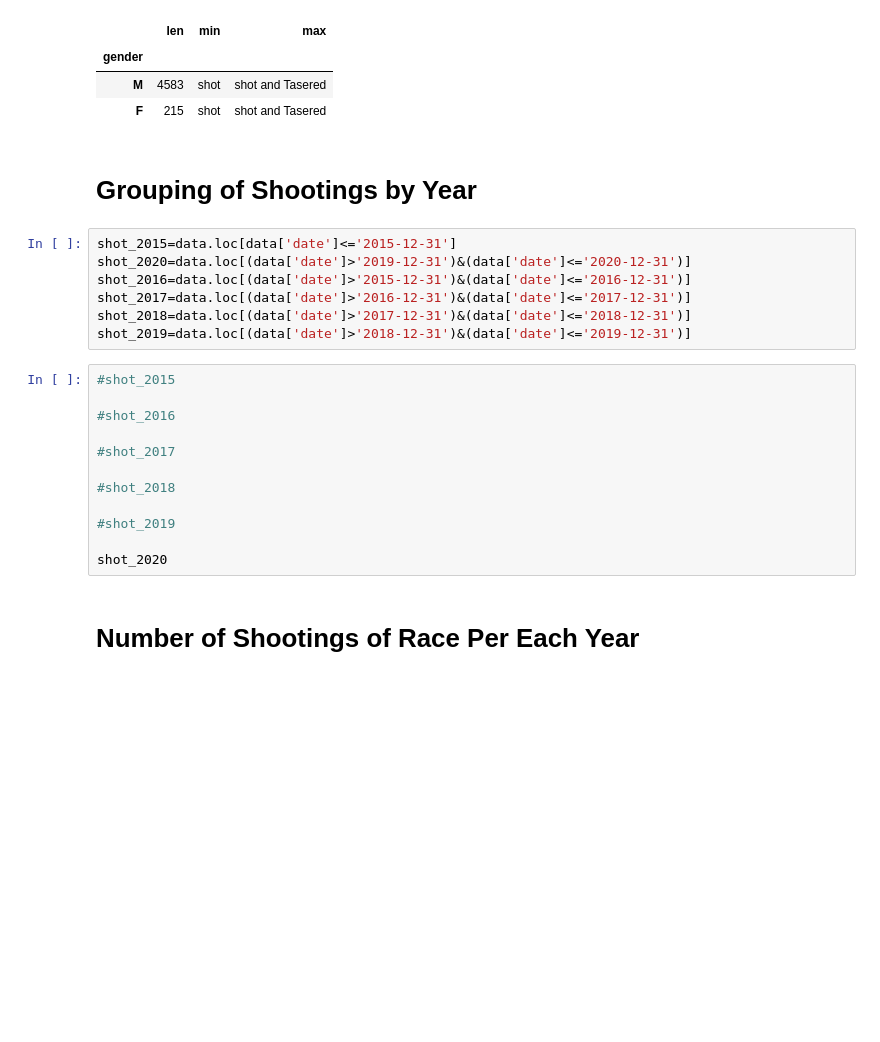
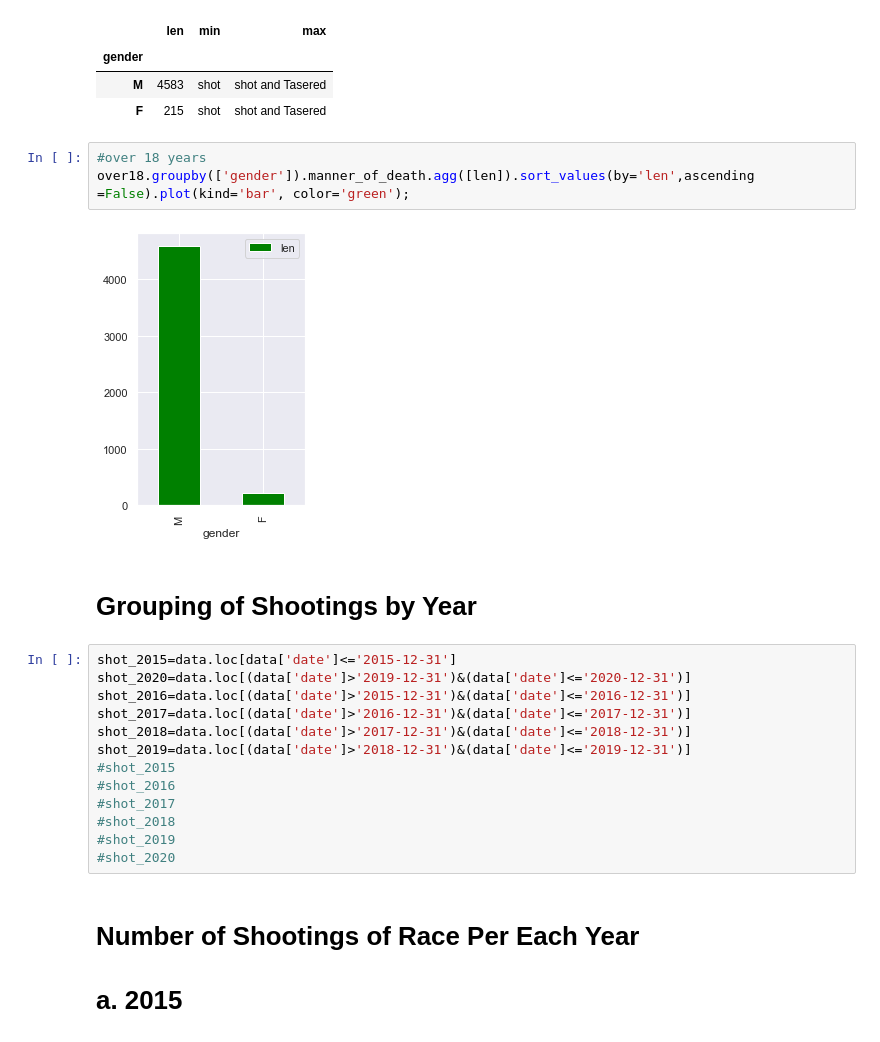
Before and after one commit to ShalomSeyiAdesina/US-SHOOTINGS, a Jupyter notebook: US_SHOOTINGS.ipynb, the cells around one changed output. Saved outputs shown, nothing was run; the diff lists cells and outputs as text; blank space fills up the shorter version.

```diff
--- a/US_SHOOTINGS.ipynb
+++ b/US_SHOOTINGS.ipynb
@@ -226,6 +233,11 @@ over18.groupby(['gender']).manner_of_death.agg([len,min,max]).sort_values(by='le
 | gender |  |  |  |
 | M | 4583 | shot | shot and Tasered |
 | F | 215 | shot | shot and Tasered |
+# %%
+#over 18 years
+over18.groupby(['gender']).manner_of_death.agg([len]).sort_values(by='len',ascending =False).plot(kind='bar', color='green');
+# %% [output]
+[figure, added]
 # %% [markdown]
 # Grouping of Shootings by Year
 # %%
@@ -235,18 +247,13 @@ shot_2016=data.loc[(data['date']>'2015-12-31')&(data['date']<='2016-12-31')]
 shot_2017=data.loc[(data['date']>'2016-12-31')&(data['date']<='2017-12-31')]
 shot_2018=data.loc[(data['date']>'2017-12-31')&(data['date']<='2018-12-31')]
 shot_2019=data.loc[(data['date']>'2018-12-31')&(data['date']<='2019-12-31')]
+#shot_2015
+#shot_2016
+#shot_2017
+#shot_2018
+#shot_2019
+#shot_2020
-# %%
-#shot_2015
-
-#shot_2016
-
-#shot_2017
-
-#shot_2018
-
-#shot_2019
-
-shot_2020
 # %% [markdown]
 # Number of Shootings of Race Per Each Year
+# a. 2015
 # %%
```
Also changed, not shown: parts of 39 cells of this notebook.
